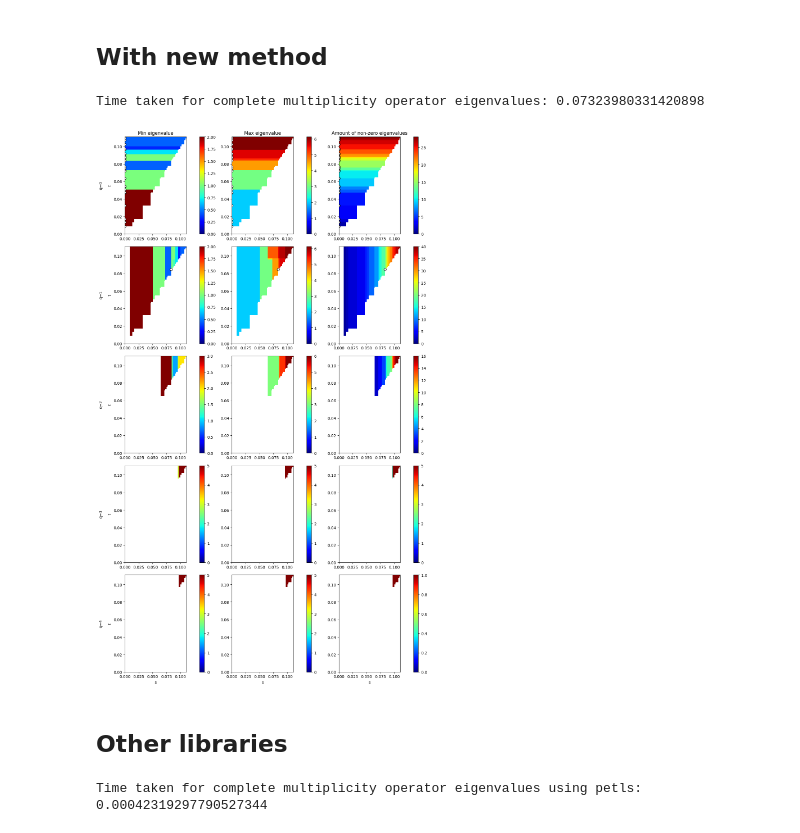
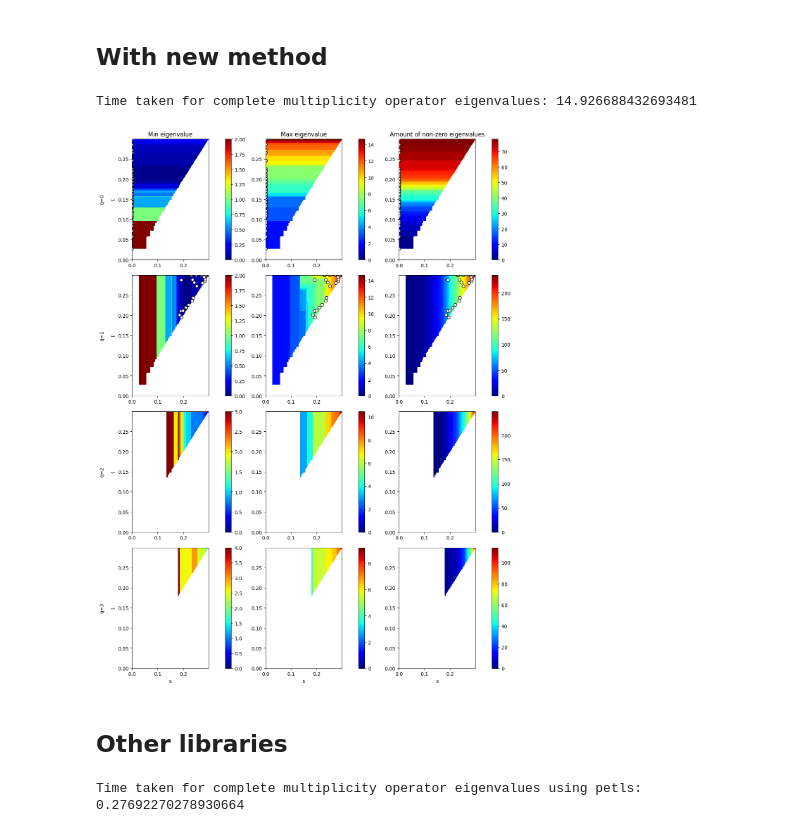
Before and after one commit to siroj99/NewPersistentChains, a Jupyter notebook: laplacians_v2.ipynb, the cells around one changed output. Drawn from its saved outputs; the diff is of its cells as text; code cells hidden in the pictures.

```diff
--- a/laplacians_v2.ipynb
+++ b/laplacians_v2.ipynb
@@ -46,13 +48,10 @@ draw_filtration(f, n_per_row=7)
 [figure]
 # %%
-
-
-
 np.random.seed(0)
-random_points = np.random.rand(50, 2)
+random_points = np.random.rand(100, 3)
 # st = gd.AlphaComplex(points=random_points).create_simplex_tree()
-# st = gd.RipsComplex(points=random_points, max_edge_length=0.1).create_simplex_tree(max_dimension=2)
-# f = gudhi_to_dio(st)
-f_random = dio.fill_rips(random_points, 5, 0.11)
+# st = gd.RipsComplex(points=random_points, max_edge_length=0.11).create_simplex_tree(max_dimension=2)
+# f_random = gudhi_to_dio(st)
+f_random = dio.fill_rips(random_points, 4, 0.3)
 f_random
 # %% [output]
@@ -60,7 +60,7 @@ Filtration with 112 simplices
 # %%
 chosen_points = random_points
-chosen_f = f
-threshold = 0.11
+chosen_f = f_random
+threshold = 0.3
 # %% [markdown]
 ## Standard PL
 # %%
@@ -83,19 +83,20 @@ _ = plot_eigenvalues(eigenvalues, relevant_times=relevant_times, plot_types=["mi
 # %%
 stime = time.time()
 # f = dio.fill_rips(random_points, 2, 0.1)
-eigenvalues, relevant_times = complete_multiplicity_operator_eigenvalues(f=chosen_f, max_dim=4, up_only=False, fill_eigenvalues=True)
+eigenvalues, relevant_times = complete_multiplicity_operator_eigenvalues(f=chosen_f, max_dim=3, up_only=False, fill_eigenvalues=True)
 print("Time taken for complete multiplicity operator eigenvalues:", time.time() - stime)
-_ = plot_eigenvalues(eigenvalues,  f=chosen_f, relevant_times=relevant_times, plot_types=["min", "max", "n_non_zero"], fill_up_figure=True, plot_args_mesh = {"vmin": 0})
+_ = plot_eigenvalues(eigenvalues,  f=chosen_f, relevant_times=relevant_times, plot_types=["min", "max", "n_non_zero"], fill_up_figure=False, plot_args_mesh = {"vmin": 0})
 # %% [output]
-Time taken for complete multiplicity operator eigenvalues: 0.07323980331420898
+Time taken for complete multiplicity operator eigenvalues: 14.926688432693481
-[figure, old version]
+[figure, new version]
 # %% [markdown]
 ## Other libraries
 # %%
-rips = petls.Rips(points = chosen_points, threshold=threshold)
+rips = petls.Alpha(points = chosen_points)#, threshold=threshold)
 stime = time.time()
-rips.spectra(dim=2, a=1.8, b=2)
+# rips.spectra(dim=2, a=1.8, b=2)
+rips.eigenpairs(dim=2, a=1.8, b=2)
 print("Time taken for complete multiplicity operator eigenvalues using petls:", time.time() - stime)
 # %% [output]
-Time taken for complete multiplicity operator eigenvalues using petls: 0.00042319297790527344
+Time taken for complete multiplicity operator eigenvalues using petls: 0.27692270278930664
 # %%
```
Also changed, not shown: parts of 6 cells of this notebook, 22 other files.
